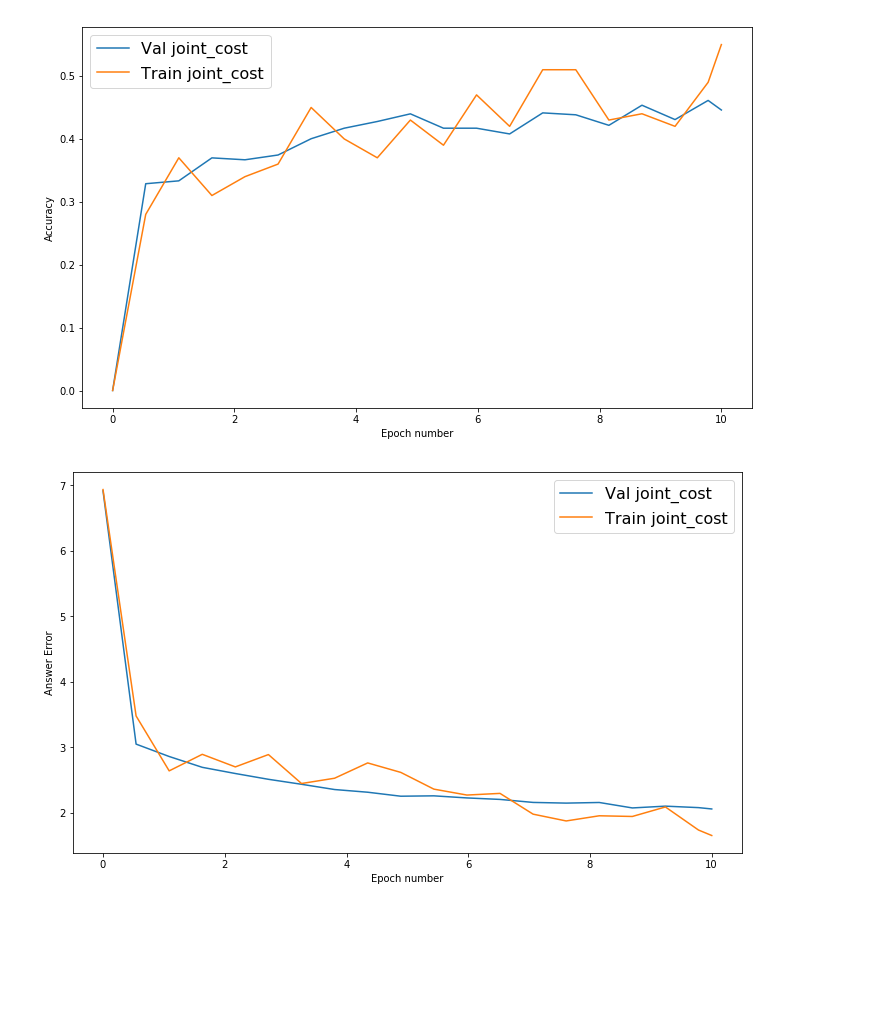
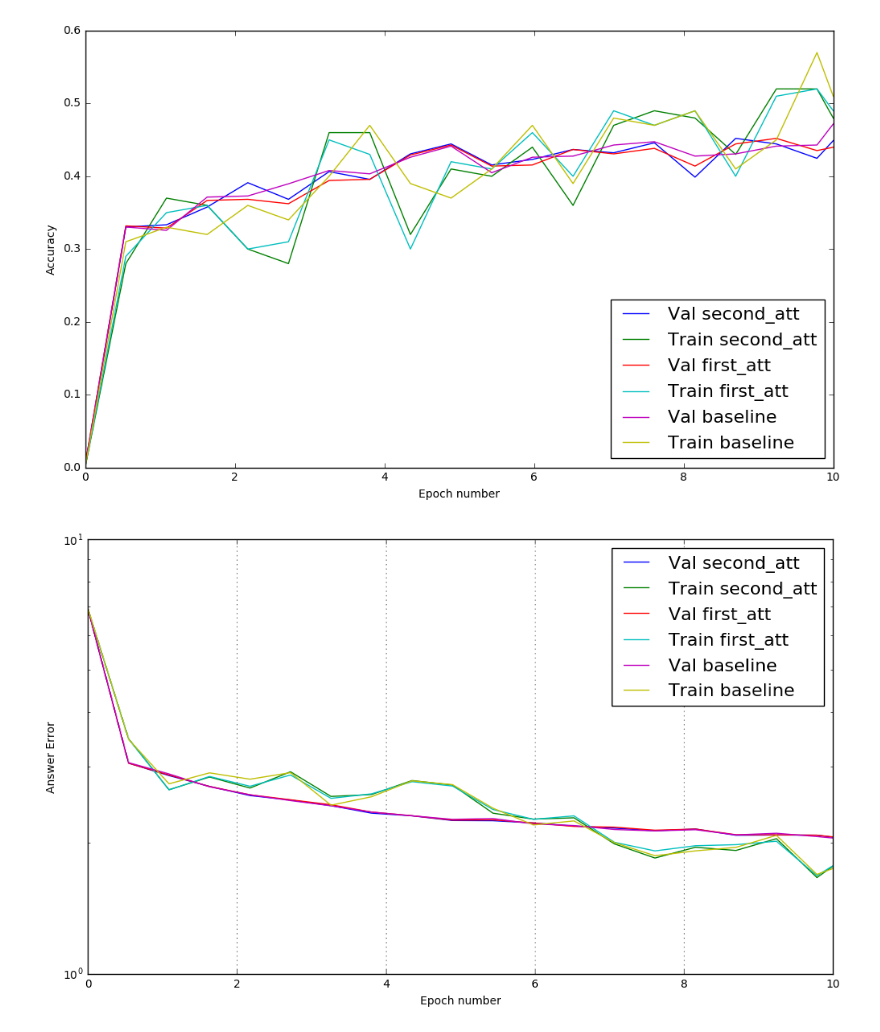
Before and after one commit to goncalomcorreia/vqa_human_attention, a Jupyter notebook: Plots.ipynb, the cells around one changed output. Cells and saved outputs as stored; diff of their text form; code cells hidden in the pictures; blank space fills up the shorter version.

```diff
--- a/Plots.ipynb
+++ b/Plots.ipynb
@@ -14,10 +14,9 @@ x_axis_sub_train = []
 acc_train = []
 err_train = []
 err_map_train = []
-labels = ['joint_cost']
+labels = ['second_att', 'first_att', 'baseline']
 
-plot_dir = '/Users/goncalocorreia/vqa_human_attention/expt/tuning/'
-plot = 'joint_cost_second_att_plot_details.npz'
+plot = 'joint_cost_second_att_new_data_plot_details.npz'
 
 with np.load(plot_dir+plot) as data:
     err_valid.append(data['valid_error'])
@@ -29,6 +28,32 @@ with np.load(plot_dir+plot) as data:
     x_axis_main_train.append(data['main_x_axis'])
     err_train.append(data['train_error'])
     acc_train.append(data['train_accuracy'])
+
+plot = 'joint_cost_first_att_new_data_plot_details.npz'
+
+with np.load(plot_dir+plot) as data:
+    err_valid.append(data['valid_error'])
+    acc_valid.append(data['valid_accuracy'])
+    x_axis_valid.append(data['x_axis_epochs'])
+    err_map_valid.append(data['valid_error_map'])
+    err_map_train.append(data['train_error_map'])
+    x_axis_sub_train.append(data['sub_x_axis'])
+    x_axis_main_train.append(data['main_x_axis'])
+    err_train.append(data['train_error'])
+    acc_train.append(data['train_accuracy'])
+
+plot = 'baseline_plot_details.npz'
+
+with np.load(plot_dir+plot) as data:
+    err_valid.append(data['valid_error'])
+    acc_valid.append(data['valid_accuracy'])
+    x_axis_valid.append(data['x_axis_epochs'])
+    err_map_valid.append(data['valid_error_map'])
+    err_map_train.append(data['train_error_map'])
+    x_axis_sub_train.append(data['sub_x_axis'])
+    x_axis_main_train.append(data['main_x_axis'])
+    err_train.append(data['train_error'])
+    acc_train.append(data['train_accuracy'])
 # %%
 fig = plt.figure(figsize=(12, 7))
 ax1 = fig.add_subplot(1, 1, 1)
@@ -52,16 +77,18 @@ ax1.set_xlabel('Epoch number')
 ax1.set_ylabel('Accuracy')
 fig.show()
 # %% [output]
-[figure, old version]
+[figure, new version]
 # %%
 fig = plt.figure(figsize=(12, 7))
 ax1 = fig.add_subplot(1, 1, 1)
 for i in xrange(len(x_axis_valid)):
     ax1.plot(x_axis_valid[i], err_valid[i], label='Val '+labels[i])
     ax1.plot(x_axis_main_train[i], err_train[i], label='Train '+labels[i])
 ax1.legend(loc=0,prop={'size':16})
 ax1.set_xlabel('Epoch number')
 ax1.set_ylabel('Answer Error')
+ax1.set_yscale('log')
+ax1.grid()
 fig.show()
 # %% [output]
-[figure, old version]
+[figure, new version]
```
Also changed, not shown: parts of 1 cell of this notebook, 6 other files.
